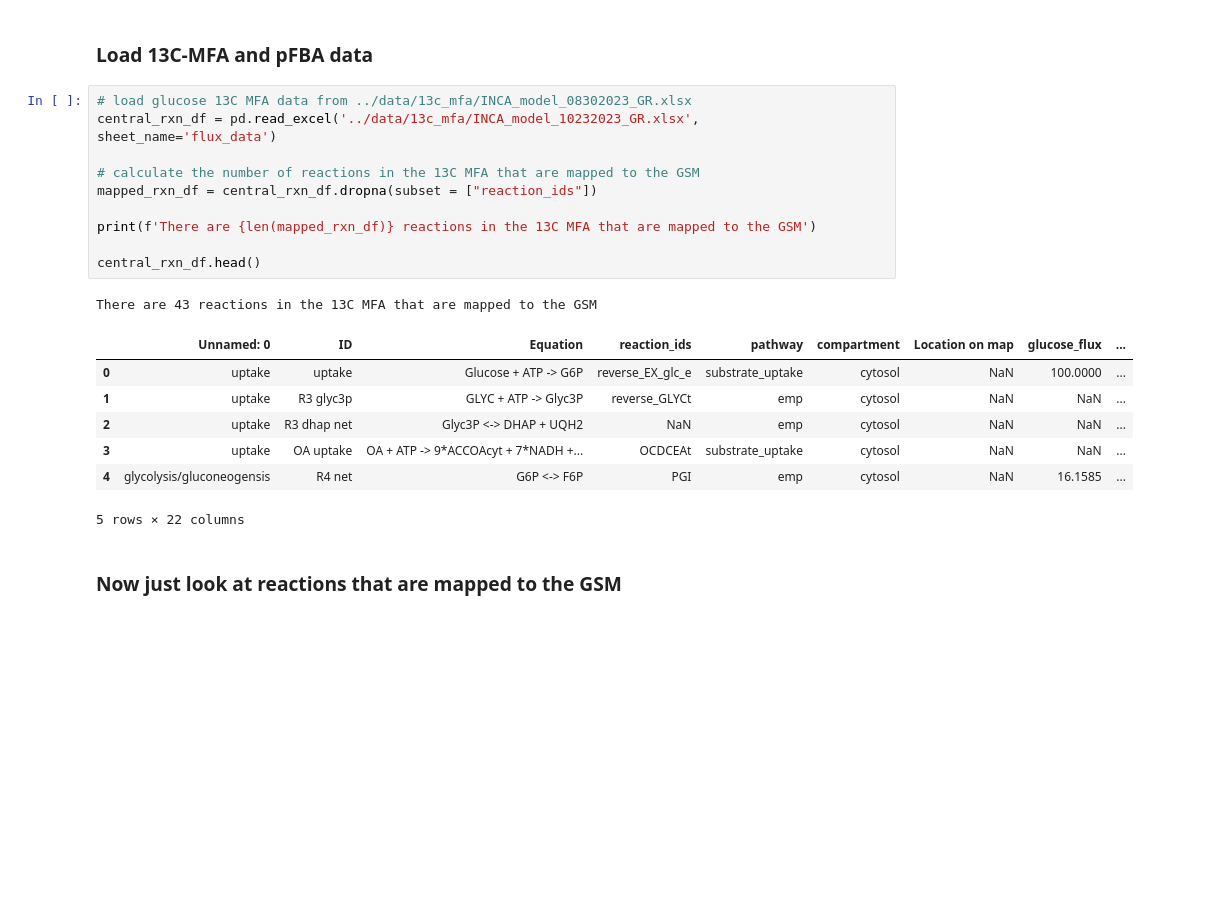
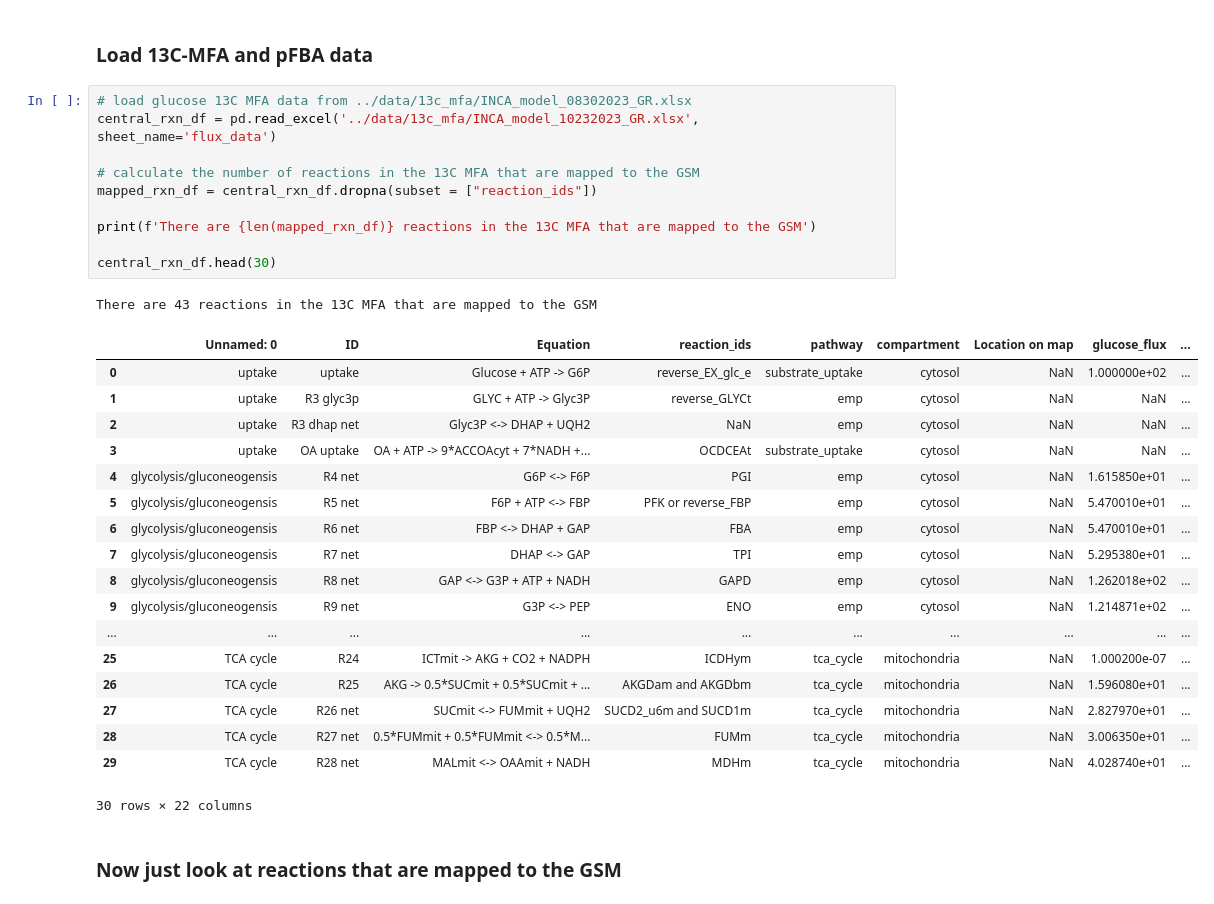
Before and after one commit to garrettroell/yarrrowia_eflux2, a Jupyter notebook: notebooks/F_transcriptomics.ipynb, the cells around one changed output. Cells and saved outputs as stored; diff of their text form; blank space fills up the shorter version.

```diff
--- a/notebooks/F_transcriptomics.ipynb
+++ b/notebooks/F_transcriptomics.ipynb
@@ -335,22 +335,33 @@ plt.show()
 # %%
 # load glucose 13C MFA data from ../data/13c_mfa/INCA_model_08302023_GR.xlsx
 central_rxn_df = pd.read_excel('../data/13c_mfa/INCA_model_10232023_GR.xlsx', sheet_name='flux_data')
 
 # calculate the number of reactions in the 13C MFA that are mapped to the GSM
 mapped_rxn_df = central_rxn_df.dropna(subset = ["reaction_ids"])
 
 print(f'There are {len(mapped_rxn_df)} reactions in the 13C MFA that are mapped to the GSM')
 
-central_rxn_df.head()
+central_rxn_df.head(30)
 # %% [output]
 There are 43 reactions in the 13C MFA that are mapped to the GSM
 |  | Unnamed: 0 | ID | Equation | reaction_ids | pathway | compartment | Location on map | glucose_flux | ... |
-| 0 | uptake | uptake | Glucose + ATP -> G6P | reverse_EX_glc_e | substrate_uptake | cytosol | NaN | 100.0000 | ... |
+| 0 | uptake | uptake | Glucose + ATP -> G6P | reverse_EX_glc_e | substrate_uptake | cytosol | NaN | 1.000000e+02 | ... |
 | 1 | uptake | R3 glyc3p | GLYC + ATP -> Glyc3P | reverse_GLYCt | emp | cytosol | NaN | NaN | ... |
 | 2 | uptake | R3 dhap net | Glyc3P <-> DHAP + UQH2 | NaN | emp | cytosol | NaN | NaN | ... |
 | 3 | uptake | OA uptake | OA + ATP -> 9*ACCOAcyt + 7*NADH +... | OCDCEAt | substrate_uptake | cytosol | NaN | NaN | ... |
-| 4 | glycolysis/gluconeogensis | R4 net | G6P <-> F6P | PGI | emp | cytosol | NaN | 16.1585 | ... |
+| 4 | glycolysis/gluconeogensis | R4 net | G6P <-> F6P | PGI | emp | cytosol | NaN | 1.615850e+01 | ... |
+| 5 | glycolysis/gluconeogensis | R5 net | F6P + ATP <-> FBP | PFK or reverse_FBP | emp | cytosol | NaN | 5.470010e+01 | ... |
+| 6 | glycolysis/gluconeogensis | R6 net | FBP <-> DHAP + GAP | FBA | emp | cytosol | NaN | 5.470010e+01 | ... |
+| 7 | glycolysis/gluconeogensis | R7 net | DHAP <-> GAP | TPI | emp | cytosol | NaN | 5.295380e+01 | ... |
+| 8 | glycolysis/gluconeogensis | R8 net | GAP <-> G3P + ATP + NADH | GAPD | emp | cytosol | NaN | 1.262018e+02 | ... |
+| 9 | glycolysis/gluconeogensis | R9 net | G3P <-> PEP | ENO | emp | cytosol | NaN | 1.214871e+02 | ... |
+| ... | ... | ... | ... | ... | ... | ... | ... | ... | ... |
+| 25 | TCA cycle | R24 | ICTmit -> AKG + CO2 + NADPH | ICDHym | tca_cycle | mitochondria | NaN | 1.000200e-07 | ... |
+| 26 | TCA cycle | R25 | AKG -> 0.5*SUCmit + 0.5*SUCmit + ... | AKGDam and AKGDbm | tca_cycle | mitochondria | NaN | 1.596080e+01 | ... |
+| 27 | TCA cycle | R26 net | SUCmit <-> FUMmit + UQH2 | SUCD2_u6m and SUCD1m | tca_cycle | mitochondria | NaN | 2.827970e+01 | ... |
+| 28 | TCA cycle | R27 net | 0.5*FUMmit + 0.5*FUMmit <-> 0.5*M... | FUMm | tca_cycle | mitochondria | NaN | 3.006350e+01 | ... |
+| 29 | TCA cycle | R28 net | MALmit <-> OAAmit + NADH | MDHm | tca_cycle | mitochondria | NaN | 4.028740e+01 | ... |
-5 rows × 22 columns
+30 rows × 22 columns
 # %% [markdown]
 ### Now just look at reactions that are mapped to the GSM
 # %%
```
Also changed, not shown: parts of 2 cells of this notebook, 2 other files.
